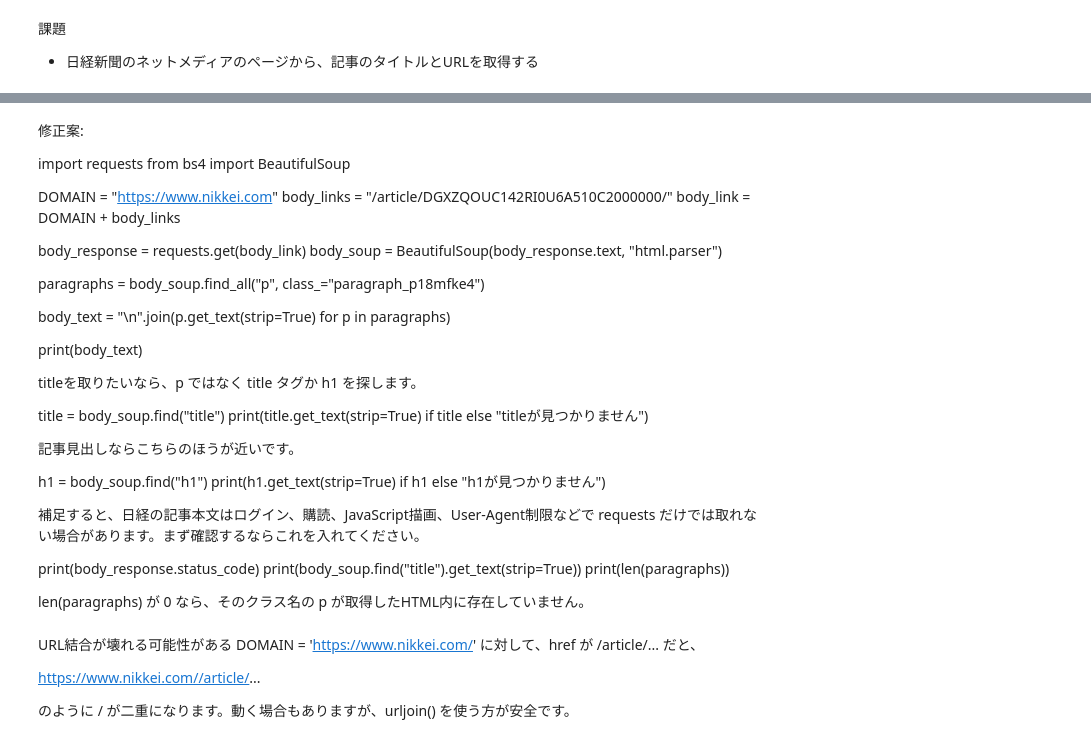
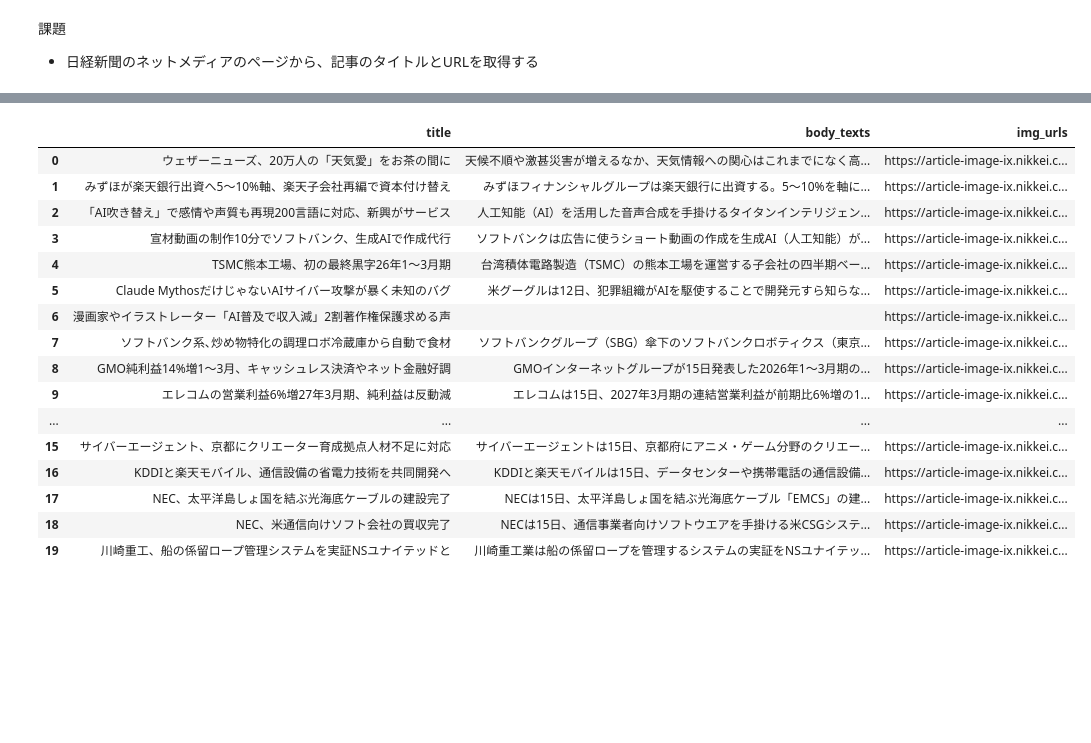
Before and after one commit to daitore/scrap, a Jupyter notebook: practice.ipynb, the cells around one changed output, grey strips where cells are left out. Cells and saved outputs as stored; diff of their text form; code cells hidden in the pictures; blank space fills up the shorter version.

```diff
--- a/practice.ipynb
+++ b/practice.ipynb
@@ -18,7 +18,7 @@ print(response.text)
 import requests
 from bs4 import BeautifulSoup
 page = 1
-url = "https://www.nikkei.com/business/net-media/?(page)"
+url = "https://www.nikkei.com/business/net-media/?page={}".format(page)
 response = requests.get(url)
 soup = BeautifulSoup(response.text, "html.parser")
 # %%
@@ -57,6 +57,7 @@ for link in links:
     href = link.get("href")
 
     if not href:
+        body_texts.append("")
         continue
 
     body_link = urljoin(DOMAIN, href)
@@ -68,6 +69,7 @@ for link in links:
 
     if not paragraphs:
         print("本文が見つかりません:", body_link)
+        body_texts.append("")
         continue
 
     body_text = "\n".join(p.get_text(strip=True) for p in paragraphs)
@@ -198,43 +126,32 @@ URL結合が壊れる可能性がある
-# %% [markdown]
-修正案:
-
-  import requests
-  from bs4 import BeautifulSoup
-
-  DOMAIN = "https://www.nikkei.com"
-  body_links = "/article/DGXZQOUC142RI0U6A510C2000000/"
-  body_link = DOMAIN + body_links
-
-  body_response = requests.get(body_link)
-  body_soup = BeautifulSoup(body_response.text, "html.parser")
-
-  paragraphs = body_soup.find_all("p", class_="paragraph_p18mfke4")
-
-  body_text = "\n".join(p.get_text(strip=True) for p in paragraphs)
-
-  print(body_text)
-
-  titleを取りたいなら、p ではなく title タグか h1 を探します。
-
-  title = body_soup.find("title")
-  print(title.get_text(strip=True) if title else "titleが見つかりません")
-
-  記事見出しならこちらのほうが近いです。
-
-  h1 = body_soup.find("h1")
-  print(h1.get_text(strip=True) if h1 else "h1が見つかりません")
-
-  補足すると、日経の記事本文はログイン、購読、JavaScript描画、User-Agent制限などで requests だけでは取れない場合があります。まず確認するならこれを入れてください。
-
-  print(body_response.status_code)
-  print(body_soup.find("title").get_text(strip=True))
-  print(len(paragraphs))
-
-  len(paragraphs) が 0 なら、そのクラス名の p が取得したHTML内に存在していません。
-# %% [markdown]
-URL結合が壊れる可能性がある
-     DOMAIN = 'https://www.nikkei.com/' に対して、href が /article/... だと、
-
-  https://www.nikkei.com//article/...
-
-  のように / が二重になります。動く場合もありますが、urljoin() を使う方が安全です。
+# %%
+import pandas as pd
+news_date = {
+    'title': titles,
+    'body_texts': body_texts,
+    'img_urls': img_urls
+}
+
+
+# print(len(titles))
+# print(len(body_texts))
+# print(len(img_urls))
+df = pd.DataFrame.from_dict(news_date)
+df
+# %% [output]
+|  | title | body_texts | img_urls |
+| 0 | ウェザーニューズ、20万人の「天気愛」をお茶の間に | 天候不順や激甚災害が増えるなか、天気情報への関心はこれまでになく高... | https://article-image-ix.nikkei.c... |
+| 1 | みずほが楽天銀行出資へ5〜10%軸、楽天子会社再編で資本付け替え | みずほフィナンシャルグループは楽天銀行に出資する。5〜10%を軸に... | https://article-image-ix.nikkei.c... |
+| 2 | 「AI吹き替え」で感情や声質も再現200言語に対応、新興がサービス | 人工知能（AI）を活用した音声合成を手掛けるタイタンインテリジェン... | https://article-image-ix.nikkei.c... |
+| 3 | 宣材動画の制作10分でソフトバンク、生成AIで作成代行 | ソフトバンクは広告に使うショート動画の作成を生成AI（人工知能）が... | https://article-image-ix.nikkei.c... |
+| 4 | TSMC熊本工場、初の最終黒字26年1〜3月期 | 台湾積体電路製造（TSMC）の熊本工場を運営する子会社の四半期ベー... | https://article-image-ix.nikkei.c... |
+| 5 | Claude MythosだけじゃないAIサイバー攻撃が暴く未知のバグ | 米グーグルは12日、犯罪組織がAIを駆使することで開発元すら知らな... | https://article-image-ix.nikkei.c... |
+| 6 | 漫画家やイラストレーター「AI普及で収入減」2割著作権保護求める声 |  | https://article-image-ix.nikkei.c... |
+| 7 | ソフトバンク系､炒め物特化の調理ロボ冷蔵庫から自動で食材 | ソフトバンクグループ（SBG）傘下のソフトバンクロボティクス（東京... | https://article-image-ix.nikkei.c... |
+| 8 | GMO純利益14%増1〜3月、キャッシュレス決済やネット金融好調 | GMOインターネットグループが15日発表した2026年1〜3月期の... | https://article-image-ix.nikkei.c... |
+| 9 | エレコムの営業利益6%増27年3月期、純利益は反動減 | エレコムは15日、2027年3月期の連結営業利益が前期比6%増の1... | https://article-image-ix.nikkei.c... |
+| ... | ... | ... | ... |
+| 15 | サイバーエージェント、京都にクリエーター育成拠点人材不足に対応 | サイバーエージェントは15日、京都府にアニメ・ゲーム分野のクリエー... | https://article-image-ix.nikkei.c... |
+| 16 | KDDIと楽天モバイル、通信設備の省電力技術を共同開発へ | KDDIと楽天モバイルは15日、データセンターや携帯電話の通信設備... | https://article-image-ix.nikkei.c... |
+| 17 | NEC、太平洋島しょ国を結ぶ光海底ケーブルの建設完了 | NECは15日、太平洋島しょ国を結ぶ光海底ケーブル「EMCS」の建... | https://article-image-ix.nikkei.c... |
+| 18 | NEC、米通信向けソフト会社の買収完了 | NECは15日、通信事業者向けソフトウエアを手掛ける米CSGシステ... | https://article-image-ix.nikkei.c... |
+| 19 | 川崎重工、船の係留ロープ管理システムを実証NSユナイテッドと | 川崎重工業は船の係留ロープを管理するシステムの実証をNSユナイテッ... | https://article-image-ix.nikkei.c... |
```
Also changed, not shown: parts of 18 cells of this notebook, 1 other file.
